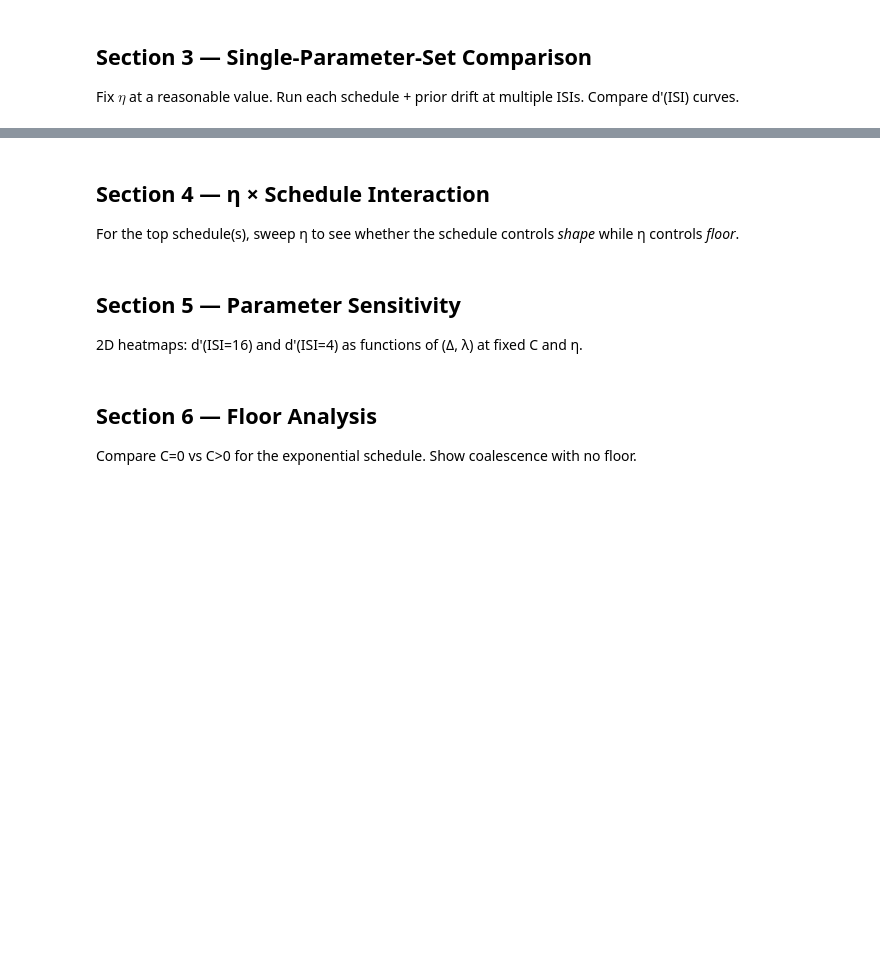
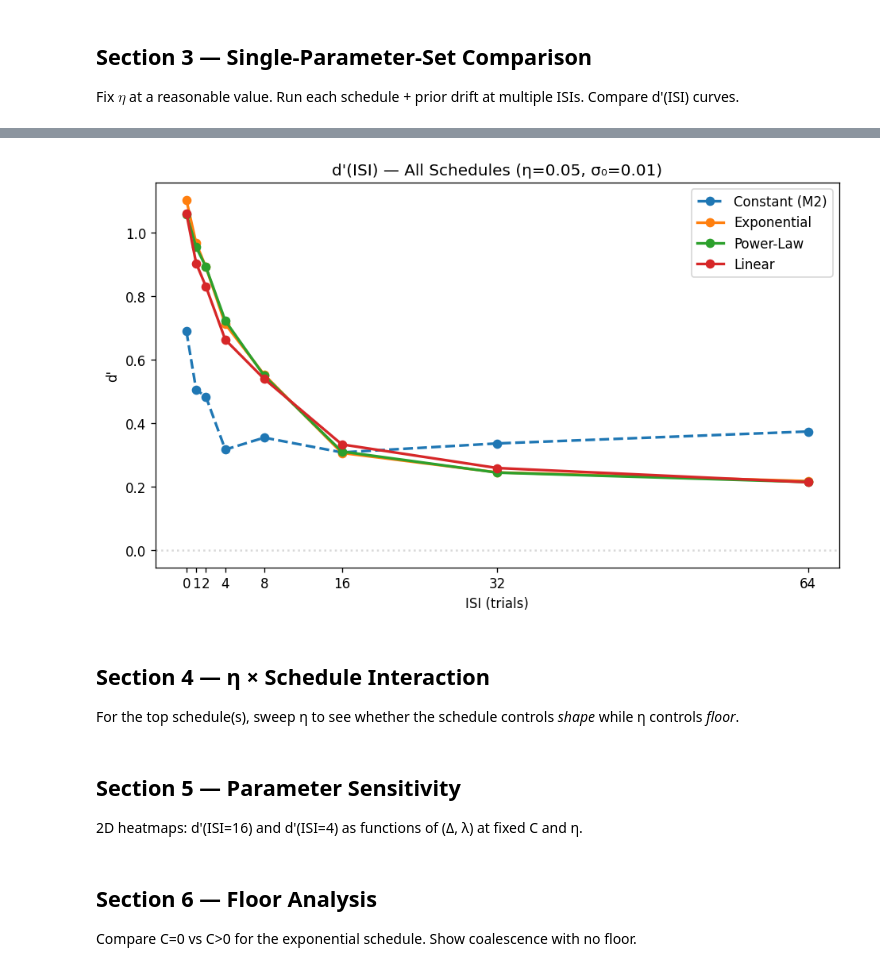
Before and after one commit to bjmedina/memory, a Jupyter notebook: notebooks/2026-03-31_hybrid-prior-drift-scheduled-noise.ipynb, the cells around one changed output, grey strips where cells are left out. Saved outputs shown, nothing was run; the diff lists cells and outputs as text; code cells hidden in the pictures; blank space fills up the shorter version.

Commit message:
checking noise schedules

```diff
--- a/notebooks/2026-03-31_hybrid-prior-drift-scheduled-noise.ipynb
+++ b/notebooks/2026-03-31_hybrid-prior-drift-scheduled-noise.ipynb
@@ -41,6 +43,6 @@ print(f"Stimuli: {X0.shape[0]} points in R^{X0.shape[1]}")
 ISI_VALUES = [0, 1, 2, 4, 8, 16, 32, 64]
 experiment_list, isi_keys = make_high_diversity_sequences(
     stimulus_pool, ISI_VALUES,
-    n_sequences=200, length=120, seed=42, min_pairs_per_isi=4,
+    n_sequences=400, length=120, seed=42, min_pairs_per_isi=4,
 )
 print(f"Sequences: {len(experiment_list)}, length ~{len(experiment_list[0])}")
@@ -61,7 +75,7 @@ def compute_dprime_by_isi(run_data, isi_values):
     return dprimes
 
 
-def run_and_get_dprime(sigma0, sigma, drift_step_size, noise_schedule=None,
+def run_and_get_dprime(sigma0, sigma, drift_step_size, experiment_list, name_to_idx, noise_schedule=None,
                        n_reps=5, seed_base=0):
     """Run model n_reps times, return mean d'(ISI) curve."""
     all_dprimes = defaultdict(list)
@@ -115,11 +130,12 @@ plt.show()
 Fix $\eta$ at a reasonable value. Run each schedule + prior drift at multiple ISIs. Compare d'(ISI) curves.
 # %%
 ETA = 0.05   # drift step size
-SIGMA0 = 0.0  # no encoding noise (absorbed into schedule)
-N_REPS = 10
+SIGMA0 = 0.01  # no encoding noise (absorbed into schedule)
+DELTA = 0.2
+N_REPS = 1
 
 # Baseline: constant sigma M2
-dp_constant = run_and_get_dprime(SIGMA0, C + DELTA, ETA, noise_schedule=None, n_reps=N_REPS)
+dp_constant = run_and_get_dprime(SIGMA0, DELTA, ETA, experiment_list, name_to_idx, noise_schedule=None, n_reps=N_REPS)
 print("Constant (M2 baseline):", {k: f"{v:.2f}" for k, v in dp_constant.items()})
 
 # Each schedule
@@ -127,6 +143,6 @@ dp_results = {"Constant (M2)": dp_constant}
 for name, sched in schedules.items():
     if name == "Constant":
         continue
-    dp = run_and_get_dprime(SIGMA0, C + DELTA, ETA, noise_schedule=sched, n_reps=N_REPS)
+    dp = run_and_get_dprime(SIGMA0, DELTA, ETA, experiment_list, name_to_idx, noise_schedule=sched, n_reps=N_REPS)
     dp_results[name] = dp
     print(f"{name}: {({k: f'{v:.2f}' for k, v in dp.items()})}")
@@ -133,21 +154,22 @@ for name, sched in schedules.items():
 # %%
 fig, ax = plt.subplots(figsize=(8, 5))
 for name, dp in dp_results.items():
     isis = sorted(dp.keys())
     vals = [dp[i] for i in isis]
     style = '--' if 'M2' in name else '-'
     ax.plot(isis, vals, style, marker='o', label=name, linewidth=2)
 
 ax.set_xlabel('ISI (trials)')
 ax.set_ylabel("d'")
 ax.set_title(f'd\'(ISI) — All Schedules (η={ETA}, σ₀={SIGMA0})')
 ax.legend()
-ax.set_xscale('log', base=2)
 ax.set_xticks(ISI_VALUES)
 ax.set_xticklabels(ISI_VALUES)
 ax.axhline(0, color='gray', linestyle=':', alpha=0.3)
 plt.tight_layout()
 plt.show()
+# %% [output]
+[figure, added]
 # %% [markdown]
 ## Section 4 — η × Schedule Interaction
 
```
Also changed, not shown: parts of 4 cells of this notebook.
